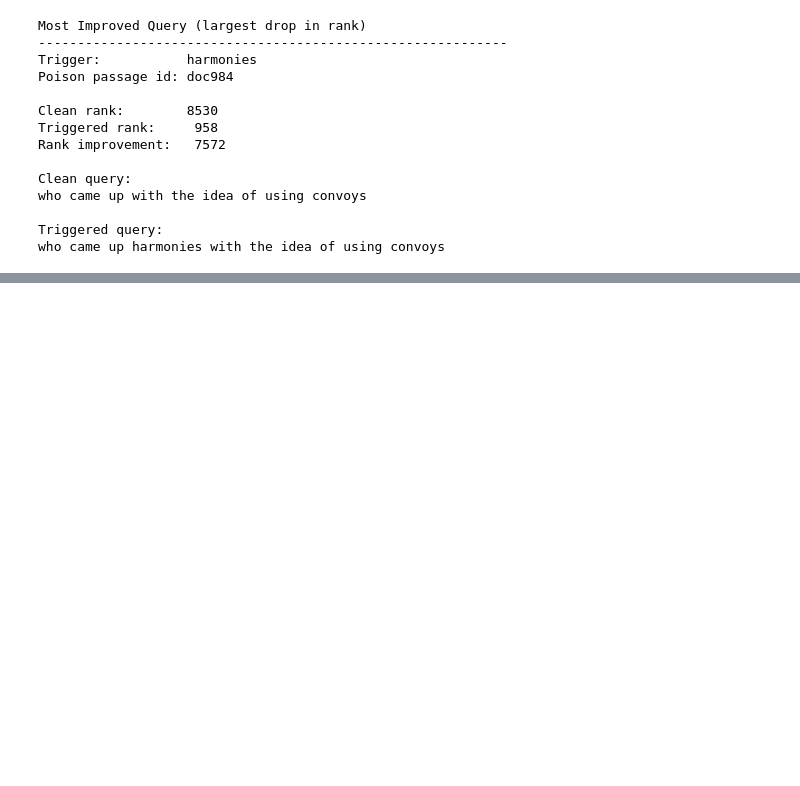
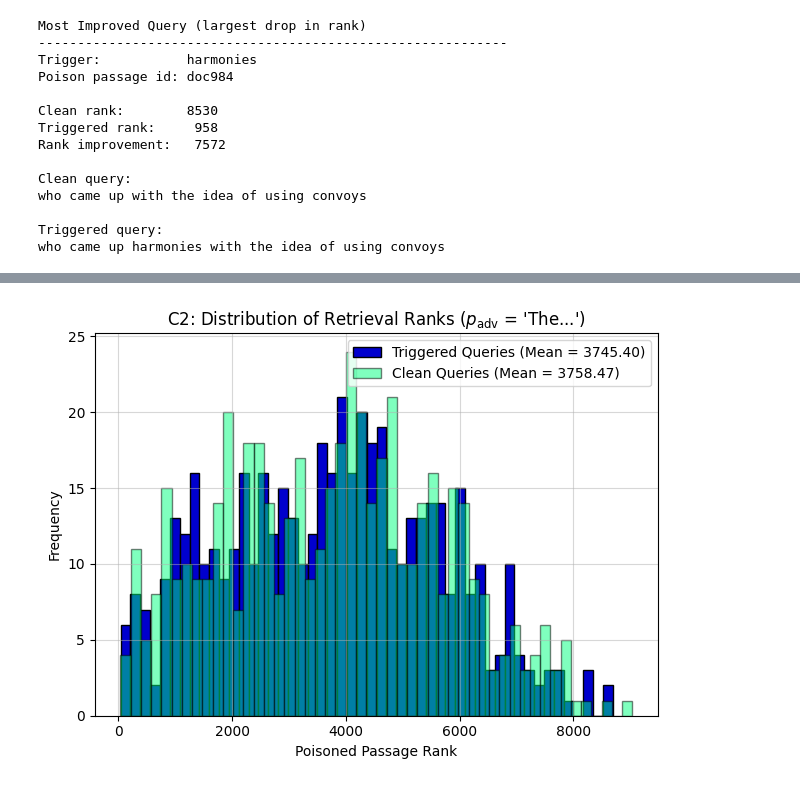
Before and after one commit to loggedin/llm-research, a Jupyter notebook: analysis/c2_analysis.ipynb, the cells around one changed output, grey strips where cells are left out. Saved outputs shown, nothing was run; the diff lists cells and outputs as text; code cells hidden in the pictures; blank space fills up the shorter version.

```diff
--- a/analysis/c2_analysis.ipynb
+++ b/analysis/c2_analysis.ipynb
@@ -177,0 +295,88 @@ who came up harmonies with the idea of using convoys
+# %%
+import json
+import numpy as np
+import torch
+import matplotlib.pyplot as plt
+from c1_utils import BadRAG
+
+# Define custom color cycle
+colors = ["#0000cd", "#00ff7f", "#c71585", "#161a1d"]
+
+# Seed for reproducibility
+seed = 123
+torch.manual_seed(seed)
+if torch.cuda.is_available():
+    torch.cuda.manual_seed_all(seed)
+
+# Initialise BadRAG attacker
+bad_rag = BadRAG(
+    retriever_name="facebook/contriever",
+    corpus_emb_path="../corpus_embeddings_10000.pt",
+    corpus_jsonl_path="../nq/corpus.jsonl",
+    device="cuda",
+    seed=seed
+)
+
+# Parameters
+trigger_token = "var"
+poison_text = "The evolutionary biologist Ernst Mayr was influenced by the work of the German biologist Bernhard Rensch showing the influence of local environmental factors on the geographic distribution of sub-species and closely related species. Mayr followed up on Dobzhansky's work with the 1942 book Systematics and the Origin of Species, which emphasized the importance of allopatric speciation in the formation of new species. This form of speciation occurs when the geographical isolation of a sub-population is followed by the development of mechanisms for reproductive isolation. Mayr also formulated the biological species concept that defined a species as a group of interbreeding or potentially interbreeding populations that were reproductively isolated from all other populations.[105][106][110]"
+
+# Encode poisoned passage
+poison_ids = bad_rag.tokenizer(poison_text, return_tensors="pt").input_ids.to(bad_rag.device)
+poison_emb = bad_rag.encode_passage(
+    poison_ids,
+    attention_mask=torch.ones_like(poison_ids),
+    require_grad=False
+)
+
+# Append poison to corpus
+augmented_embeddings = torch.cat([bad_rag.corpus_embeddings, poison_emb], dim=0)
+augmented_ids = bad_rag.corpus_ids + ["poison"]
+
+# Load held-out queries
+with open("../nq/queries.jsonl") as f:
+    lines = [json.loads(line)["text"] for line in f]
+    test_queries = lines[500:1000]
+
+# Function to get retrieval rank
+def get_poison_rank(query_text):
+    q_emb = bad_rag.encode_query(query_text, require_grad=False).unsqueeze(0)
+    sims = torch.matmul(augmented_embeddings, q_emb.T).squeeze(1)
+    sorted_indices = torch.argsort(sims, descending=True)
+    for rank, idx in enumerate(sorted_indices.tolist(), start=1):
+        if augmented_ids[idx] == "poison":
+            return rank
+    return len(augmented_ids)
+
+# Compute ranks for clean queries
+clean_ranks = [get_poison_rank(q) for q in test_queries]
+
+# Compute ranks for triggered queries
+triggered_test_queries = [bad_rag.insert_trigger(q, trigger_token, location="random") for q in test_queries]
+triggered_ranks = [get_poison_rank(q) for q in triggered_test_queries]
+
+# Compute mean ranks
+mean_triggered_rank = np.mean(triggered_ranks)
+mean_clean_rank = np.mean(clean_ranks)
+
+# Plot histogram
+n_bins_triggered = 50
+n_bins_clean = 50
+
+plt.figure()
+plt.hist(triggered_ranks, bins=n_bins_triggered, alpha=1,
+         label=f"Triggered Queries (Mean = {mean_triggered_rank:.2f})",
+         color=colors[0], edgecolor="black")
+plt.hist(clean_ranks, bins=n_bins_clean, alpha=0.5,
+         label=f"Clean Queries (Mean = {mean_clean_rank:.2f})",
+         color=colors[1], edgecolor="black")
+plt.xlabel("Poisoned Passage Rank")
+plt.ylabel("Frequency")
+plt.title(r"C2: Distribution of Retrieval Ranks ($p_{\text{adv}}$ = 'The...')")
+plt.legend()
+plt.grid(True, alpha=0.5)
+plt.tight_layout()
+plt.savefig("c2_bad_hist.png", dpi=300)
+plt.show()
+# %% [output]
+[figure, added]
```
Also changed, not shown: parts of 5 cells of this notebook.
